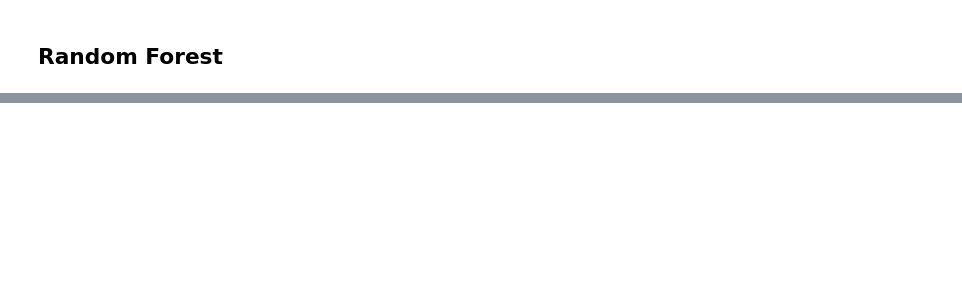
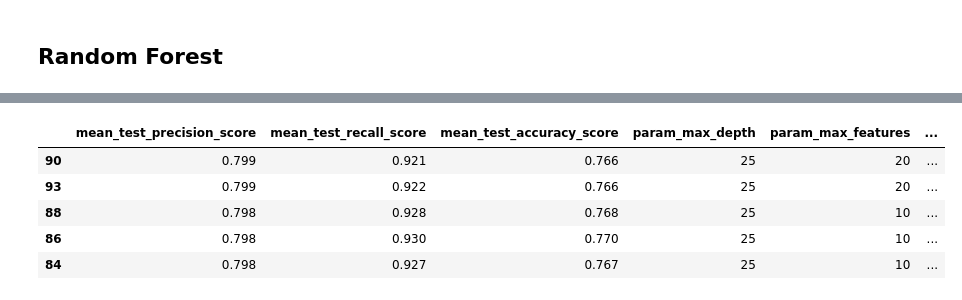
Before and after one commit to deniztokmakoglu/CAPP30254_Project, a Jupyter notebook: Decision Tree and Random Forest.ipynb, the cells around one changed output, grey strips where cells are left out. Saved outputs shown, nothing was run; the diff lists cells and outputs as text; code cells hidden in the pictures; blank space fills up the shorter version.

```diff
--- a/Decision Tree and Random Forest.ipynb
+++ b/Decision Tree and Random Forest.ipynb
@@ -238,0 +275,40 @@ weighted avg       0.75      0.78      0.72      4096
+# %%
+clf = RandomForestClassifier(n_jobs=-1)
+
+param_grid = {
+    'min_samples_split': [3, 5, 10],
+    'n_estimators' : [100, 300],
+    'max_depth': [3, 5, 15, 25],
+    'max_features': [3, 5, 10, 20]
+}
+
+scorers = {
+    'precision_score': make_scorer(precision_score),
+    'recall_score': make_scorer(recall_score),
+    'accuracy_score': make_scorer(accuracy_score)
+}
+# %%
+def grid_search_wrapper(refit_score='precision_score'):
+    """
+    fits a GridSearchCV classifier using refit_score for optimization
+    prints classifier performance metrics
+    """
+    skf = StratifiedKFold(n_splits=10)
+    grid_search = GridSearchCV(clf, param_grid, scoring=scorers, refit=refit_score,
+                           cv=skf, return_train_score=True, n_jobs=-1)
+    grid_search.fit(X_train.values, y_train.values)
+
+    # make the predictions
+    y_pred = grid_search.predict(X_test.values)
+
+    print('Best params for {}'.format(refit_score))
+    print(grid_search.best_params_)
+
+    # confusion matrix on the test data.
+    print('\nConfusion matrix of Random Forest optimized for {} on the test data:'.format(refit_score))
+    print(pd.DataFrame(confusion_matrix(y_test, y_pred),
+                 columns=['pred_neg', 'pred_pos'], index=['neg', 'pos']))
+
+    return grid_search
+# %%
+grid_search_clf = grid_search_wrapper(refit_score='precision_score')
@@ -238,0 +323,12 @@ weighted avg       0.75      0.78      0.72      4096
+# %%
+results = pd.DataFrame(grid_search_clf.cv_results_)
+results = results.sort_values(by='mean_test_precision_score', ascending=False)
+results[['mean_test_precision_score', 'mean_test_recall_score', 'mean_test_accuracy_score',
+         'param_max_depth', 'param_max_features', 'param_min_samples_split', 'param_n_estimators']].round(3).head()
+# %% [output]
+|  | mean_test_precision_score | mean_test_recall_score | mean_test_accuracy_score | param_max_depth | param_max_features | ... |
+| 90 | 0.799 | 0.921 | 0.766 | 25 | 20 | ... |
+| 93 | 0.799 | 0.922 | 0.766 | 25 | 20 | ... |
+| 88 | 0.798 | 0.928 | 0.768 | 25 | 10 | ... |
+| 86 | 0.798 | 0.930 | 0.770 | 25 | 10 | ... |
+| 84 | 0.798 | 0.927 | 0.767 | 25 | 10 | ... |
```
Also changed, not shown: parts of 41 cells of this notebook.
